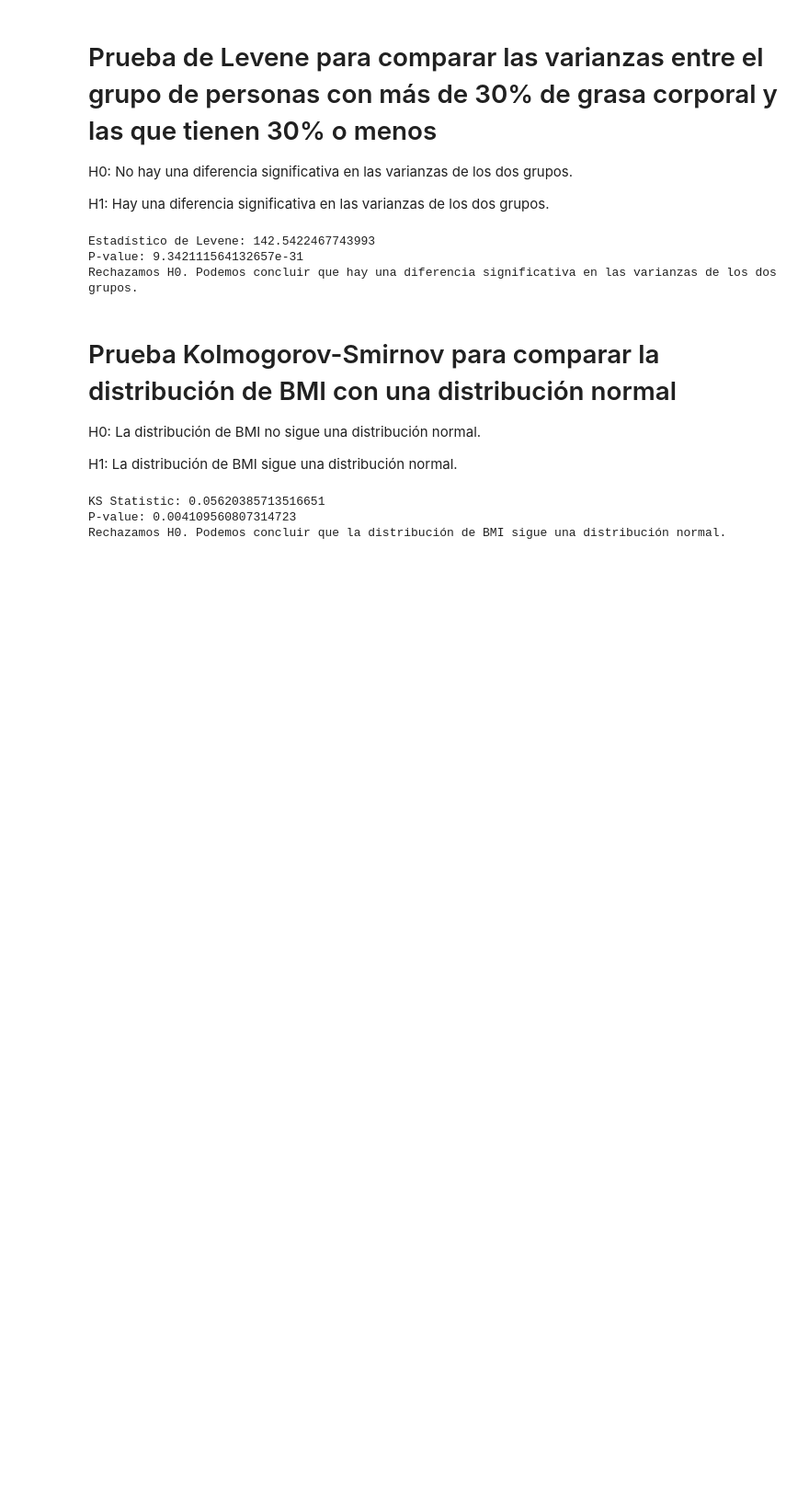
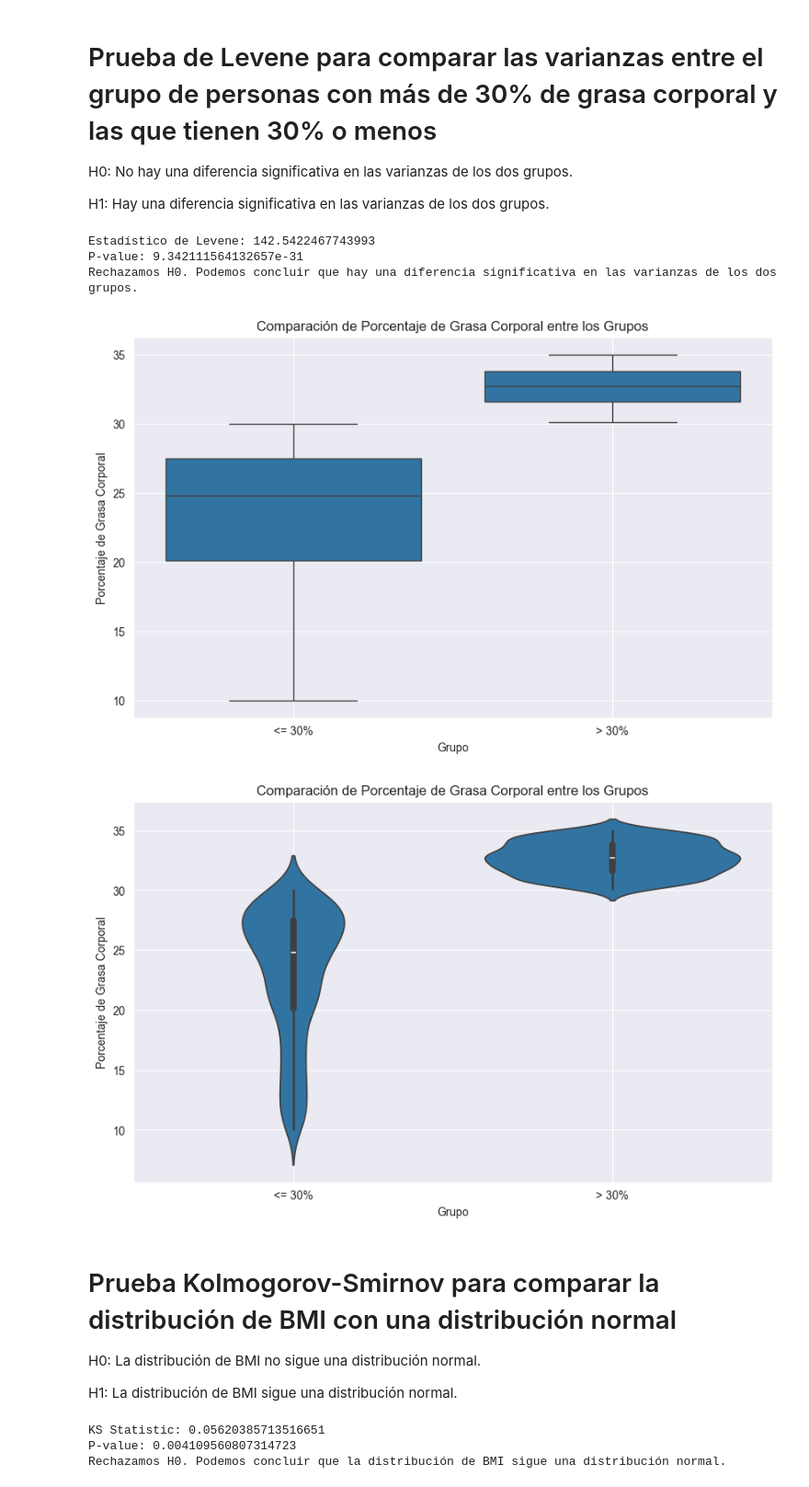
Before and after one commit to Ghavvvo/Proyecto-Final-de-Estadistica, a Jupyter notebook: Proyecto.ipynb, the cells around one changed output. Shown at 92% size. Cells and saved outputs as stored; diff of their text form; code cells hidden in the pictures; blank space fills up the shorter version.

```diff
--- a/Proyecto.ipynb
+++ b/Proyecto.ipynb
@@ -299,8 +292,6 @@ H0: mu >= 65
 
 H1: mu < 65
 # %%
-
-
 # Extraer los datos de BPM en descanso para las personas que hacen cardio
 cardio_df = df[df['Workout_Type'] == 'Cardio']
 
@@ -312,13 +303,13 @@ print(f'Prueba de Shapiro-Wilk para BPM en descanso de Cardio: Estadístico={sha
 
 # Verificar si los datos son normalmente distribuidos
 if shapiro_test.pvalue > 0.05:
-    print("Los datos son normalmente distribuidos, se usará la prueba t de una muestra.")
-    # Realizar la prueba t de una muestra
-    estadistico_t, valor_p = ttest_1samp(cardio_df['Resting_BPM'], 65, alternative='less')
+    print("Los datos son normalmente distribuidos, se usará la prueba de Mann-Whitney U.")
+    # Realizar la prueba de Mann-Whitney U
+    estadistico_t, valor_p = mannwhitneyu(cardio_df['Resting_BPM'], [65], alternative='less')
 else:
-    print("Los datos no son normalmente distribuidos, se usará la prueba de Wilcoxon.")
-    # Realizar la prueba de Wilcoxon
-    estadistico_t, valor_p = wilcoxon(cardio_df['Resting_BPM'] - 65, alternative='less')
+    print("Los datos no son normalmente distribuidos, se usará la prueba de Mann-Whitney U.")
+    # Realizar la prueba de Mann-Whitney U
+    estadistico_t, valor_p = mannwhitneyu(cardio_df['Resting_BPM'], [65], alternative='less')
 
 # Nivel de significancia
 alfa = 0.05
@@ -799,23 +790,47 @@ H1: Hay una diferencia significativa en las varianzas de los dos grupos.
 # %%
 alpha = 0.05
 
 fat_greater_30 = df[df['Fat_Percentage'] > 30]['Fat_Percentage']
 fat_less_equal_30 = df[df['Fat_Percentage'] <= 30]['Fat_Percentage']
 
 statistic, p_value = stats.levene(fat_greater_30, fat_less_equal_30)
 
 if p_value < alpha:
     conclusion = "Rechazamos H0. Podemos concluir que hay una diferencia significativa en las varianzas de los dos grupos."
 else:
     conclusion = "No hay prueba suficiente para rechazar H0. No podemos concluir que hay una diferencia significativa en las varianzas de los dos grupos."
 
 print("Estadístico de Levene:", statistic)
 print("P-value:", p_value)
 print(conclusion)
+
+# Crear un DataFrame con los dos grupos
+df_fat = df[['Fat_Percentage']].copy()
+df_fat['Group'] = np.where(df['Fat_Percentage'] > 30, '> 30%', '<= 30%')
+
+# Gráfico de caja y bigote
+plt.figure(figsize=(10, 6))
+sns.boxplot(x='Group', y='Fat_Percentage', data=df_fat)
+plt.title('Comparación de Porcentaje de Grasa Corporal entre los Grupos')
+plt.xlabel('Grupo')
+plt.ylabel('Porcentaje de Grasa Corporal')
+plt.grid(True)
+plt.show()
+
+# Gráfico de violín
+plt.figure(figsize=(10, 6))
+sns.violinplot(x='Group', y='Fat_Percentage', data=df_fat)
+plt.title('Comparación de Porcentaje de Grasa Corporal entre los Grupos')
+plt.xlabel('Grupo')
+plt.ylabel('Porcentaje de Grasa Corporal')
+plt.grid(True)
+plt.show()
 # %% [output]
 Estadístico de Levene: 142.5422467743993
 P-value: 9.342111564132657e-31
 Rechazamos H0. Podemos concluir que hay una diferencia significativa en las varianzas de los dos grupos.
+[figure, added]
+[figure, added]
 # %% [markdown]
 # Prueba Kolmogorov-Smirnov para comparar la distribución de BMI con una distribución normal
  H0: La distribución de BMI no sigue una distribución normal.
```
Also changed, not shown: parts of 9 cells of this notebook.
